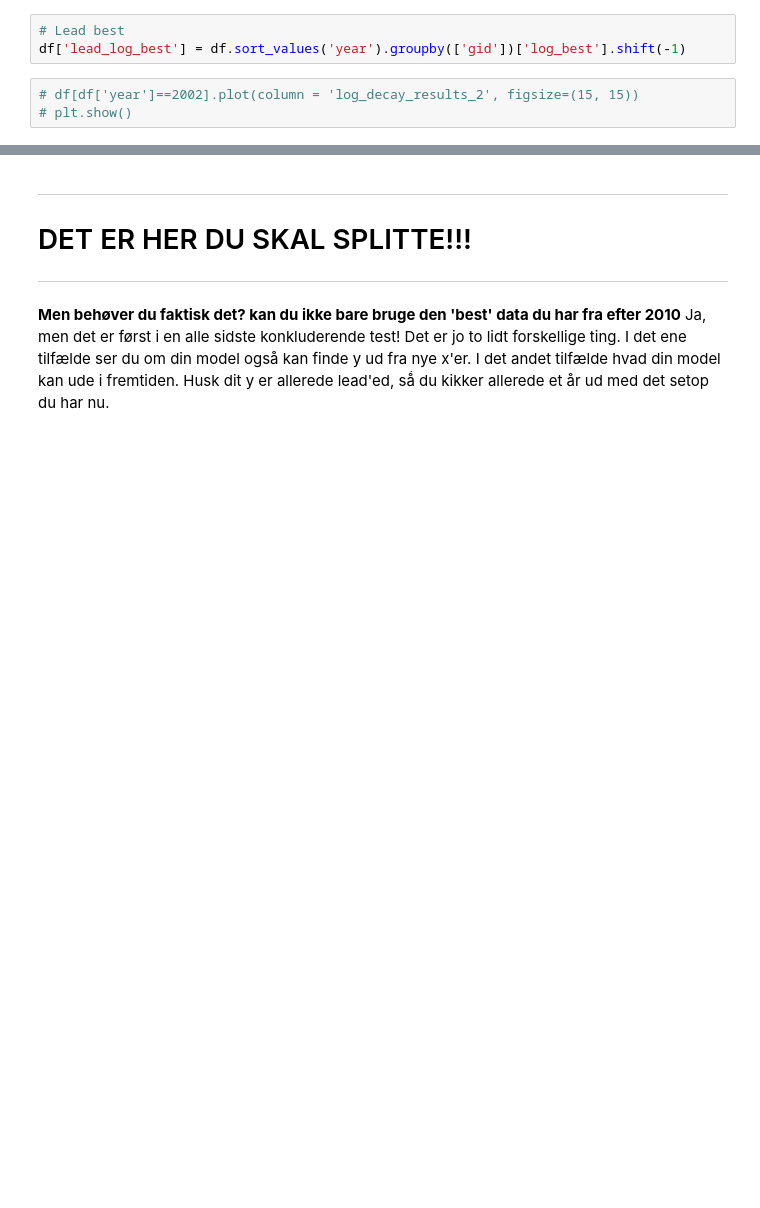
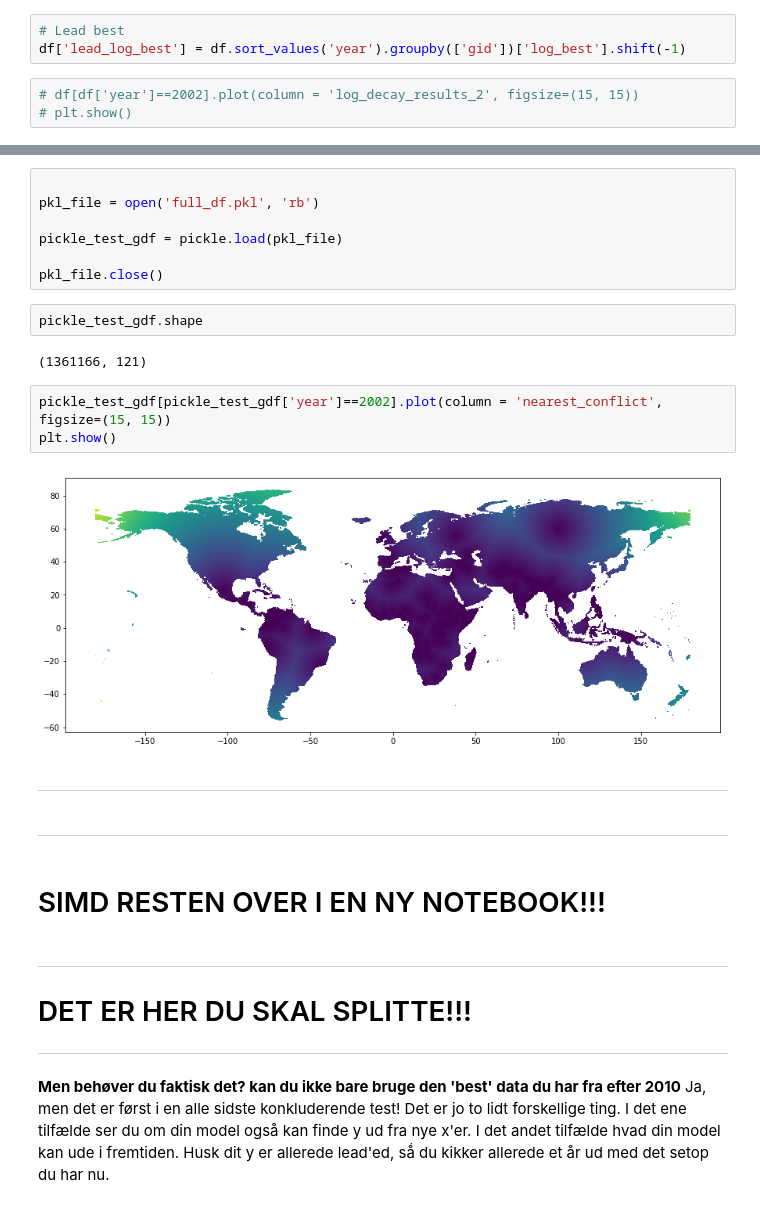
Before and after one commit to Polichinel/Conflict_Prediction, a Jupyter notebook: data_handling.ipynb, the cells around one changed output, grey strips where cells are left out. Drawn from its saved outputs; the diff is of its cells as text; blank space fills up the shorter version.

Commit message:
added nearest_conflict_dist

```diff
--- a/data_handling.ipynb
+++ b/data_handling.ipynb
@@ -640,3 +932,25 @@ df['lead_log_best'] = df.sort_values('year').groupby(['gid'])['log_best'].shift(
+# %%
+
+pkl_file = open('full_df.pkl', 'rb')
+
+pickle_test_gdf = pickle.load(pkl_file)
+
+pkl_file.close()
+# %%
+pickle_test_gdf.shape
+# %% [output]
+(1361166, 121)
+# %%
+pickle_test_gdf[pickle_test_gdf['year']==2002].plot(column = 'nearest_conflict', figsize=(15, 15))
+plt.show()
+# %% [output]
+[figure, added]
+# %% [markdown]
+----
+# %% [markdown]
+----
+# %% [markdown]
+# SIMD RESTEN OVER I EN NY NOTEBOOK!!!
 # %% [markdown]
 ----
 
```
Also changed, not shown: parts of 32 cells of this notebook.
